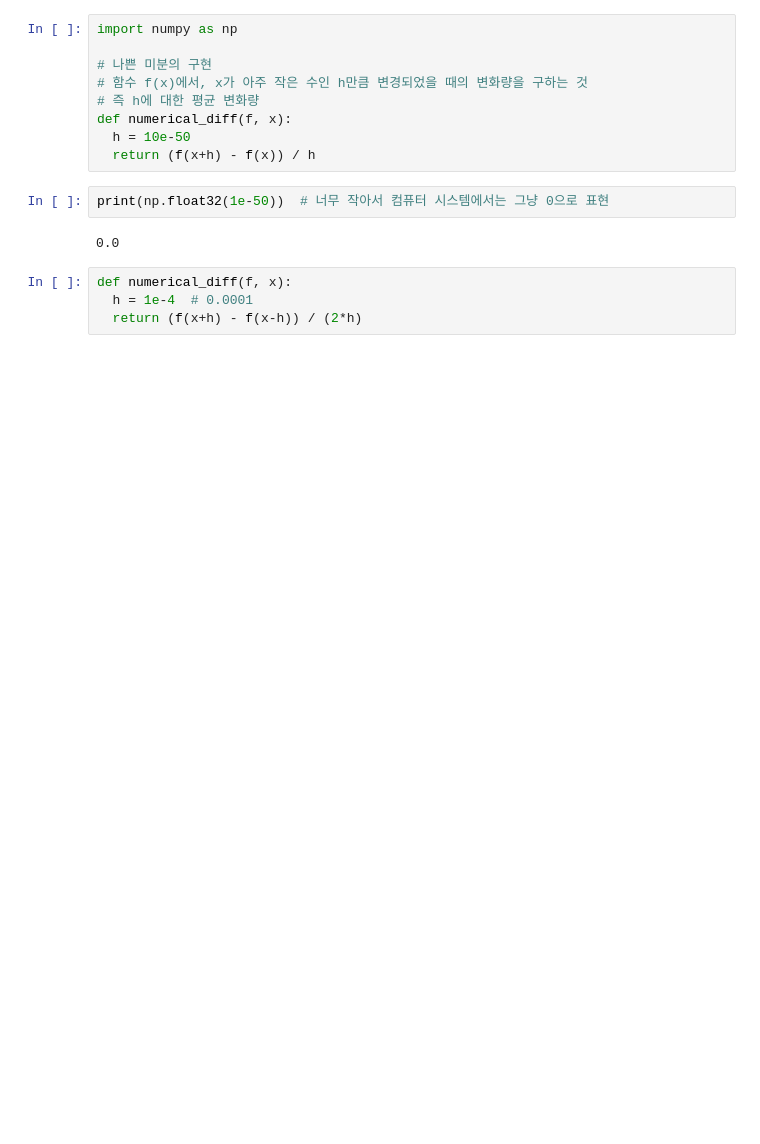
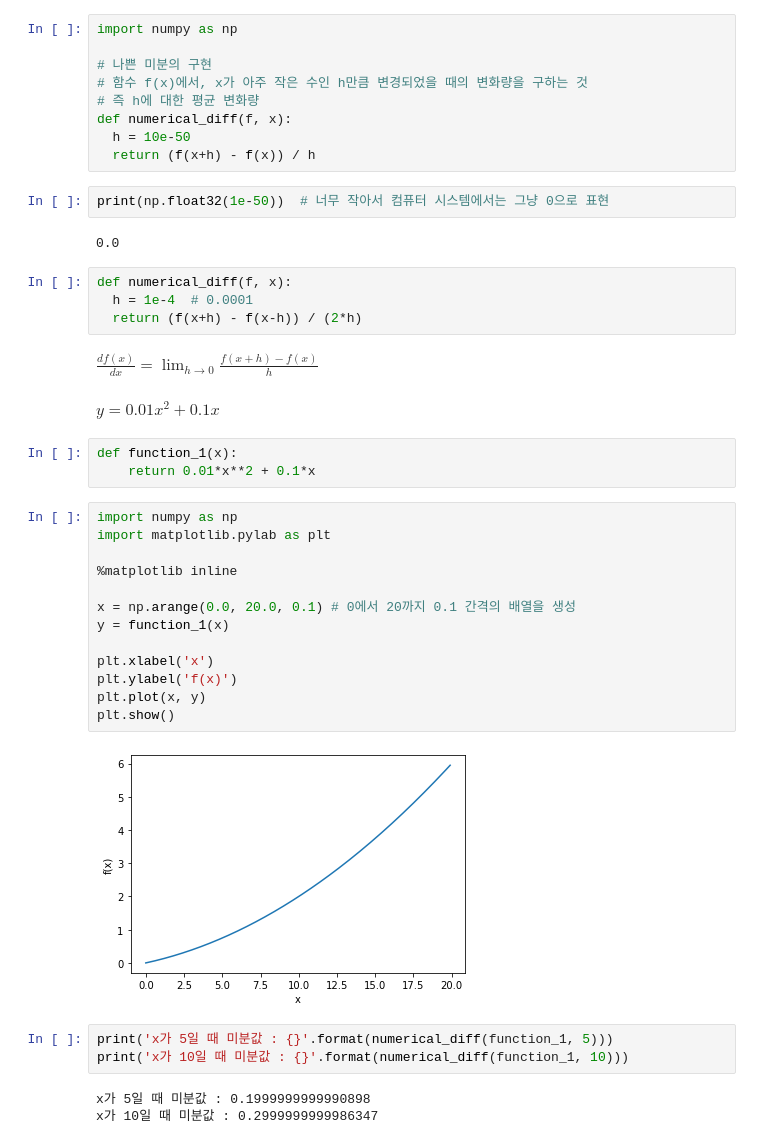
Before and after one commit to yoonchaiyoung/deep-learning, a Jupyter notebook: 05.수치미분과 경사하강법.ipynb, the cells around one changed output. Saved outputs shown, nothing was run; the diff lists cells and outputs as text; blank space fills up the shorter version.

```diff
--- a/05.수치미분과 경사하강법.ipynb
+++ b/05.수치미분과 경사하강법.ipynb
@@ -15,3 +17,31 @@ print(np.float32(1e-50))  # 너무 작아서 컴퓨터 시스템에서는 그냥
 def numerical_diff(f, x):
   h = 1e-4  # 0.0001
   return (f(x+h) - f(x-h)) / (2*h)
+# %% [markdown]
+$\frac{ df(x) }{ dx }  =  \lim_{h\to 0} \frac{f(x+h) - f(x)}{ h }$
+# %% [markdown]
+$y = 0.01x^2 + 0.1x$
+# %%
+def function_1(x):
+    return 0.01*x**2 + 0.1*x
+# %%
+import numpy as np
+import matplotlib.pylab as plt
+
+%matplotlib inline
+
+x = np.arange(0.0, 20.0, 0.1) # 0에서 20까지 0.1 간격의 배열을 생성
+y = function_1(x)
+
+plt.xlabel('x')
+plt.ylabel('f(x)')
+plt.plot(x, y)
+plt.show()
+# %% [output]
+[figure, added]
+# %%
+print('x가 5일 때 미분값 : {}'.format(numerical_diff(function_1, 5)))
+print('x가 10일 때 미분값 : {}'.format(numerical_diff(function_1, 10)))
+# %% [output]
+x가 5일 때 미분값 : 0.1999999999990898
+x가 10일 때 미분값 : 0.2999999999986347
```
Also changed, not shown: parts of 55 cells of this notebook, 1 other file.
